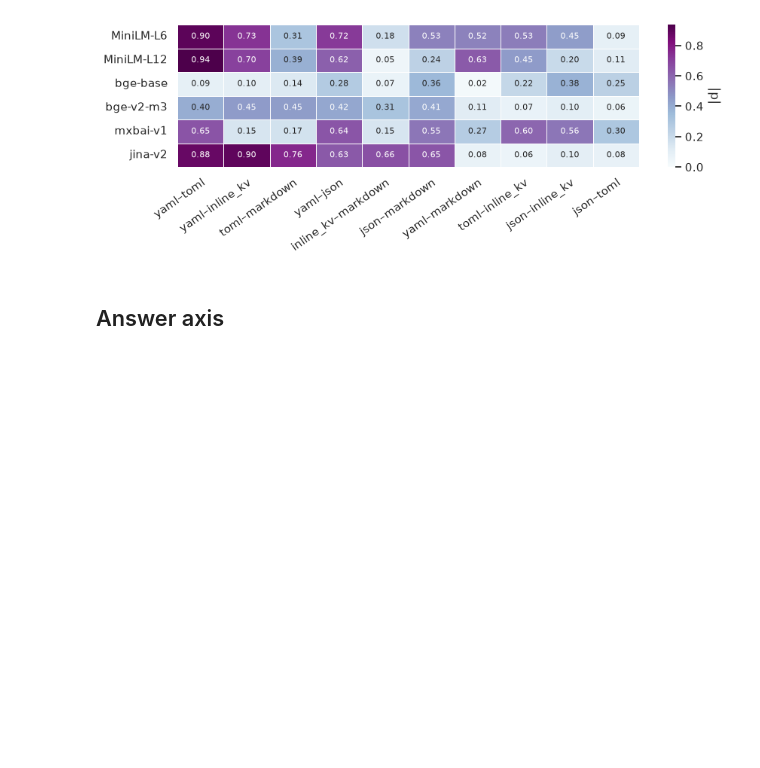
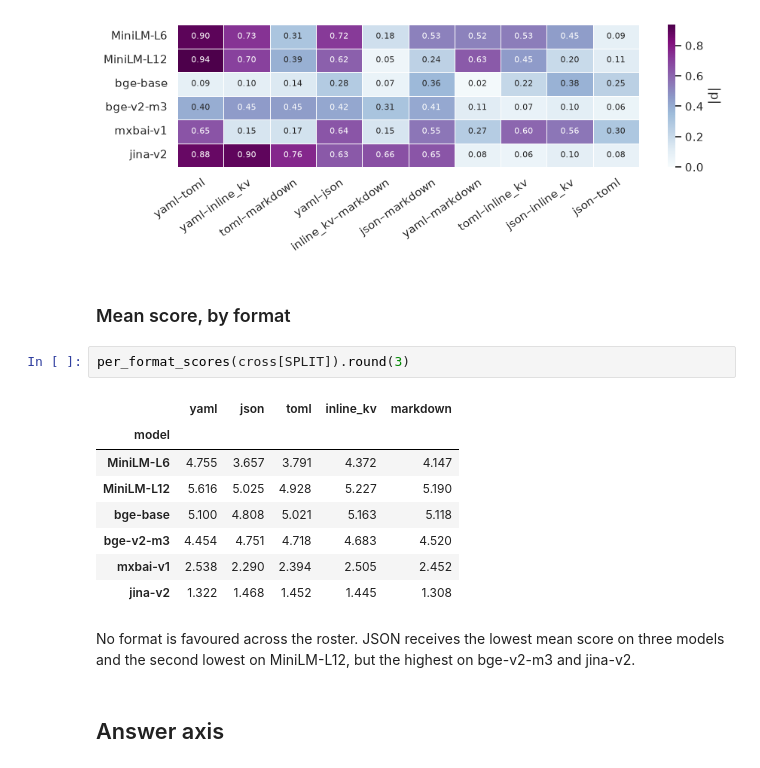
Before and after one commit to foad/format-sensitivity-reranking, a Jupyter notebook: notebooks/h1/h1_analysis.ipynb, the cells around one changed output. Cells and saved outputs as stored; diff of their text form; blank space fills up the shorter version.

```diff
--- a/notebooks/h1/h1_analysis.ipynb
+++ b/notebooks/h1/h1_analysis.ipynb
@@ -202,6 +204,23 @@ plt.setp(ax.get_xticklabels(), rotation=35, ha="right", rotation_mode="anchor")
 save(fig, "score_axis_pairs")
 # %% [output]
 [figure]
+# %% [markdown]
+### Mean score, by format
+# %%
+per_format_scores(cross[SPLIT]).round(3)
+# %% [output]
+|  | yaml | json | toml | inline_kv | markdown |
+| model |  |  |  |  |  |
+| MiniLM-L6 | 4.755 | 3.657 | 3.791 | 4.372 | 4.147 |
+| MiniLM-L12 | 5.616 | 5.025 | 4.928 | 5.227 | 5.190 |
+| bge-base | 5.100 | 4.808 | 5.021 | 5.163 | 5.118 |
+| bge-v2-m3 | 4.454 | 4.751 | 4.718 | 4.683 | 4.520 |
+| mxbai-v1 | 2.538 | 2.290 | 2.394 | 2.505 | 2.452 |
+| jina-v2 | 1.322 | 1.468 | 1.452 | 1.445 | 1.308 |
+# %% [markdown]
+No format is favoured across the roster. JSON receives the lowest mean score on
+three models and the second lowest on MiniLM-L12, but the highest on bge-v2-m3
+and jina-v2.
 # %% [markdown]
 ## Answer axis
 # %%
```
Also changed, not shown: parts of 4 cells of this notebook, 21 other files.
